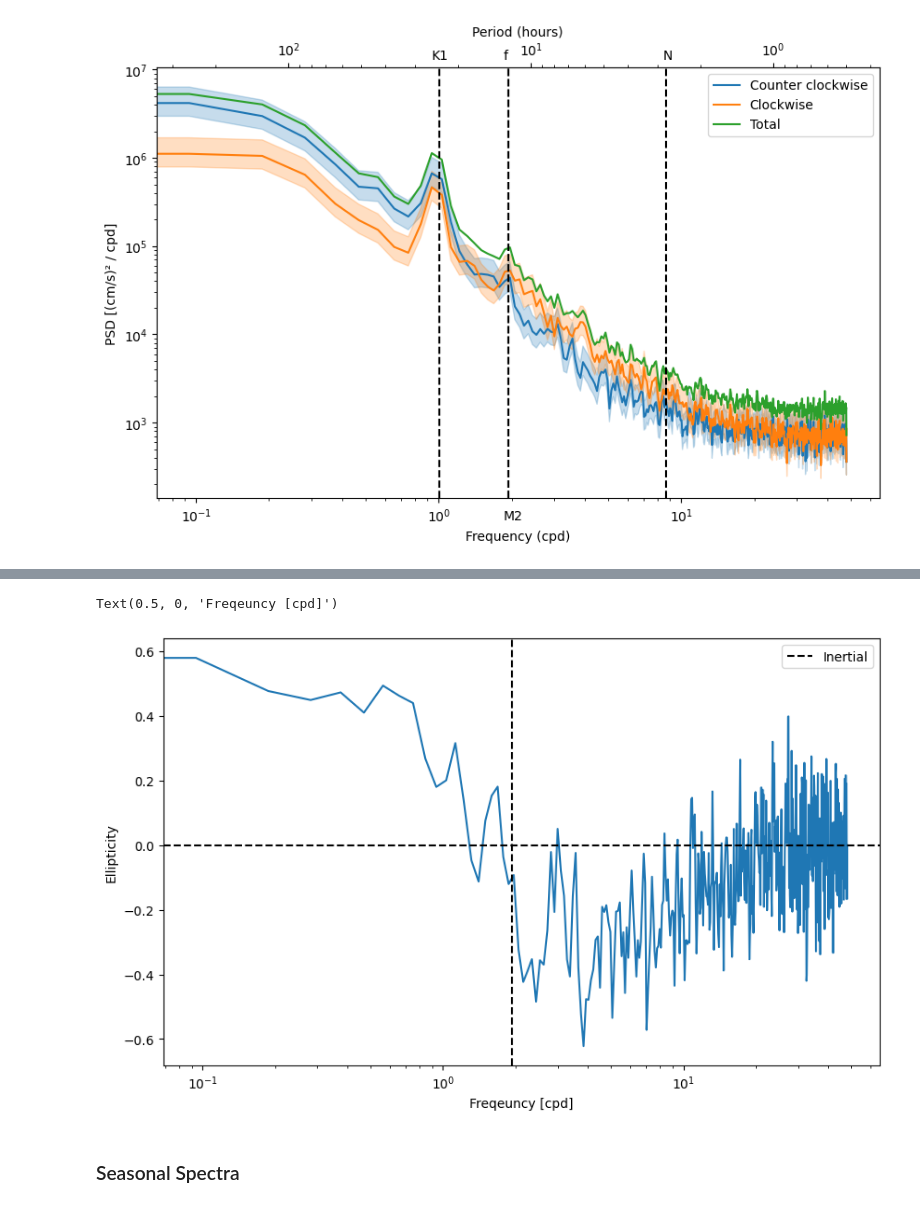
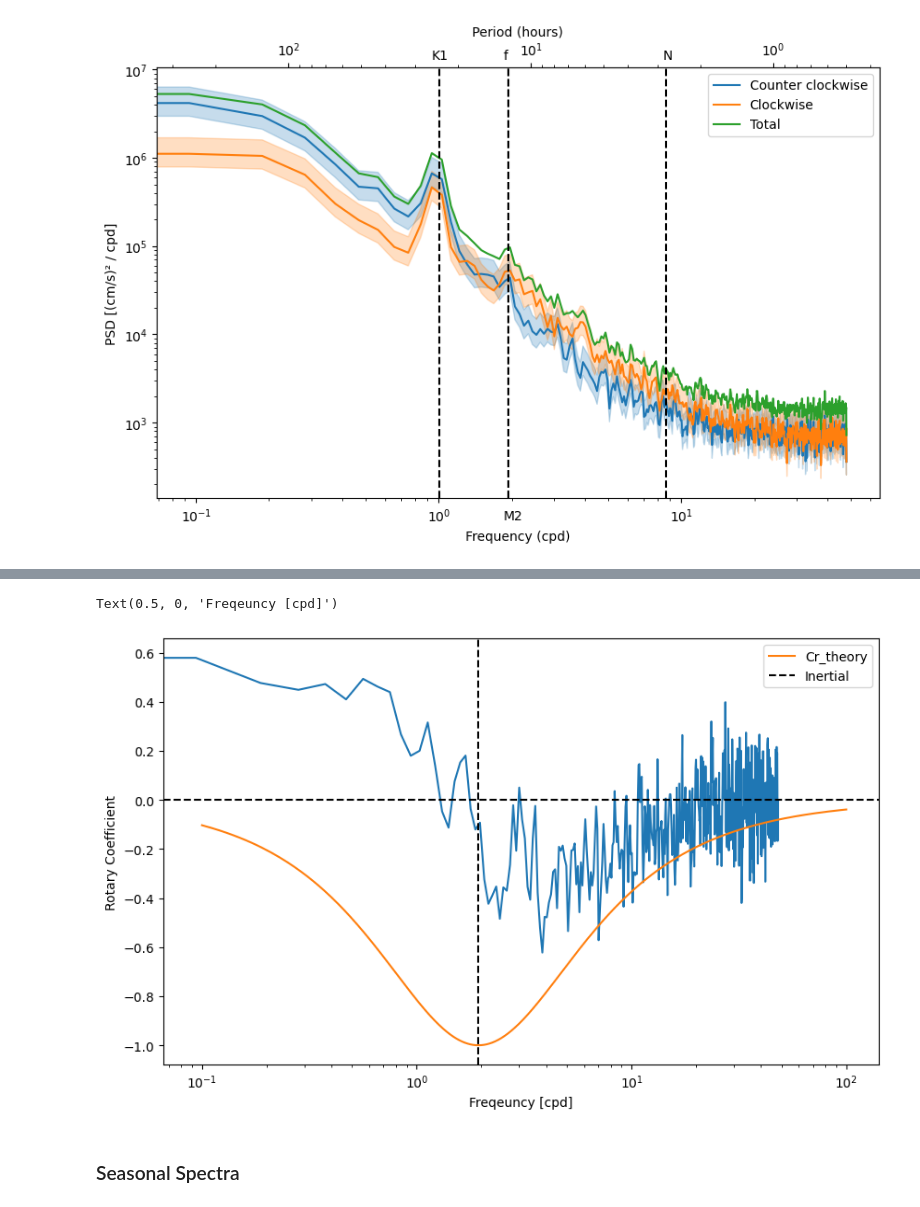
Before and after one commit to MackenzieBlanusa/TNB_tools, a Jupyter notebook: MastersThesis/rotaryspectra_ctd - Copy.ipynb, the cells around one changed output, grey strips where cells are left out. Drawn from its saved outputs; the diff is of its cells as text; code cells hidden in the pictures.

```diff
--- a/MastersThesis/rotaryspectra_ctd - Copy.ipynb
+++ b/MastersThesis/rotaryspectra_ctd - Copy.ipynb
@@ -200,4 +204,4 @@ rotary_power_spectra.add_ci_bracket(ax, f_lo_tot, f_hi_tot, x_frac=0.05, y_frac=
 Cr = rotary_power_spectra.rotary_coefficient(S_ccw,S_cw)
 # %%
 sigma = np.arange(10e-2, 10e1, 0.01)
-Cr_theory = rotary_power_spectra.rotary_coefficient_theory(sigma,f_inertial)
+Cr_theory = rotary_power_spectra.rotary_coefficient_theory(sigma,-f_inertial)
@@ -220,17 +233,18 @@ Text(0.5, 0, 'Freqeuncy [cpd]')
 # %%
 plt.figure(figsize=(10,6))
 plt.semilogx(freq*86400, Cr)
+plt.semilogx(sigma, Cr_theory,label='Cr_theory')
 
 plt.axvline(f_inertial, color='k', ls='--', label='Inertial')
 plt.axhline(0, color='k', ls='--')
 # plt.axvline(1.9323, color='r',label='M2',ls='--')
 # plt.axvline(1.0027, color='b',label='K1',ls='--')
 # plt.axhline(0,ls='--',color='k')
 plt.legend()
-plt.ylabel('Ellipticity')
+plt.ylabel('Rotary Coefficient')
 plt.xlabel('Freqeuncy [cpd]')
 # %% [output]
 Text(0.5, 0, 'Freqeuncy [cpd]')
-[figure, old version]
+[figure, new version]
 # %% [markdown]
 ### Seasonal Spectra
```
Also changed, not shown: parts of 20 cells of this notebook, 1 other file.
